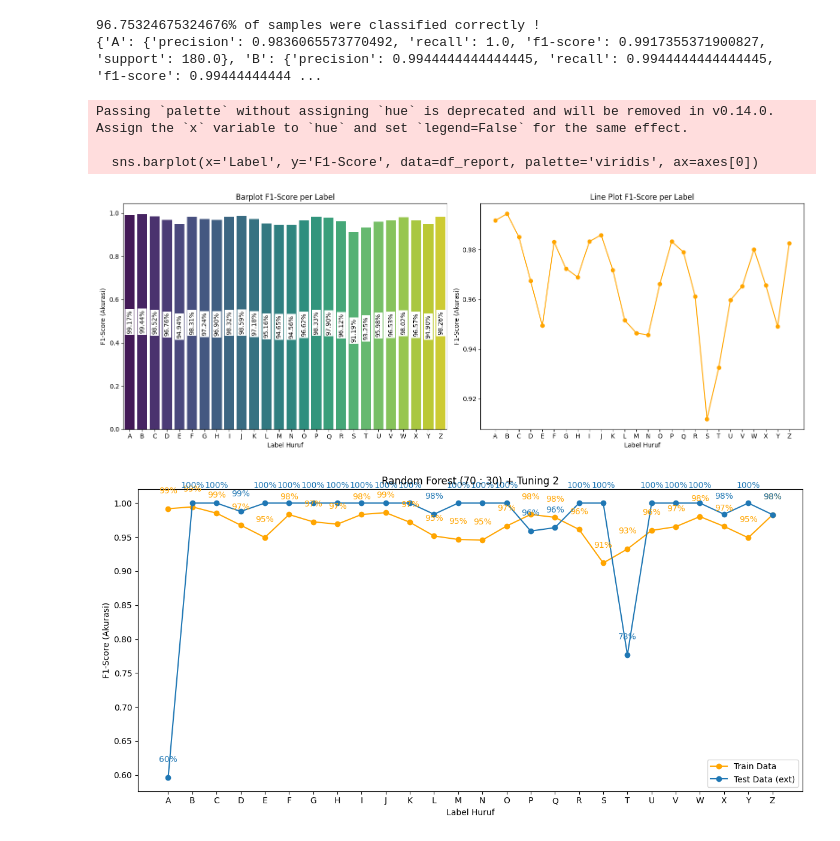
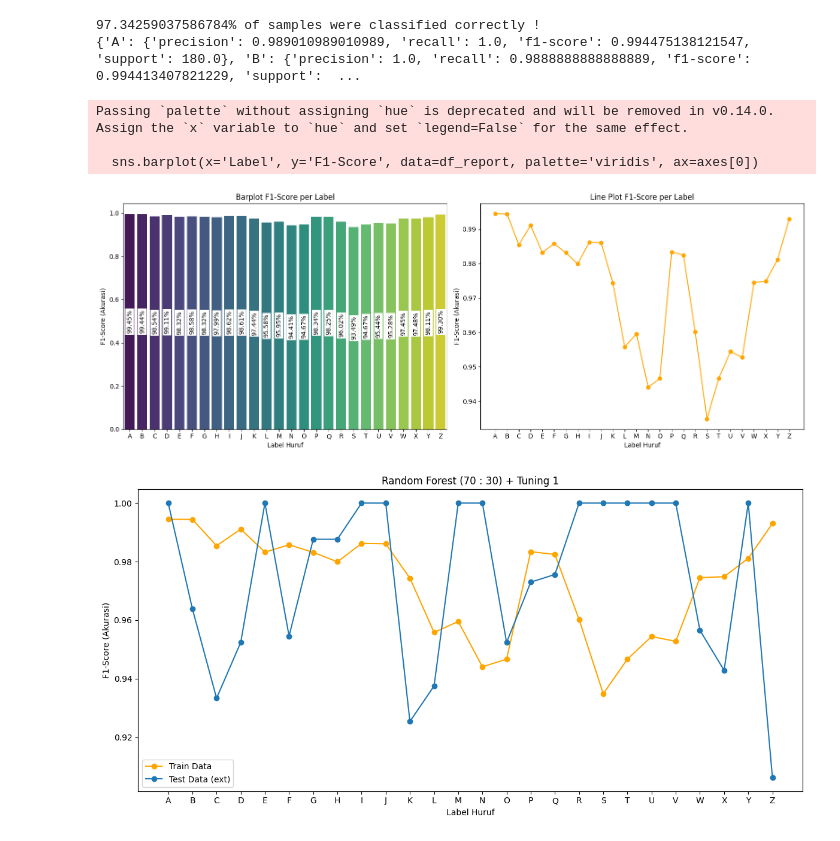
Before and after one commit to fillahalfatih/signee, a Jupyter notebook: jupyter/training-model.ipynb, the cells around one changed output. Saved outputs shown, nothing was run; the diff lists cells and outputs as text; code cells hidden in the pictures.

Commit message:
[experimenting] model tuning ~ 3

```diff
--- a/jupyter/training-model.ipynb
+++ b/jupyter/training-model.ipynb
@@ -333,5 +333,5 @@ Passing `palette` without assigning `hue` is deprecated and will be removed in v
 # %%
-# --- Random Forest (70 : 30) + Tuning 2
+# --- Random Forest (70 : 30) + Tuning 1 (24)
 
 import matplotlib.pyplot as plt
 import pickle
@@ -367,11 +367,11 @@ x_train, x_test, y_train, y_test = train_test_split(data, labels, test_size=0.30
 
 # Inisialisasi dan latih model
 model = RandomForestClassifier(
-    n_estimators=300,         # Jumlah pohon, bisa dicoba 100-500
-    max_depth=25,             # Maksimal kedalaman tiap pohon
-    min_samples_split=10,      # Minimum sampel untuk split internal node
-    min_samples_leaf=4,       # Minimum sampel untuk leaf node
-    max_features='log2',      # Fitur yang dipilih saat split
+    n_estimators=200,         # Jumlah pohon, bisa dicoba 100-500
+    max_depth=20,             # Maksimal kedalaman tiap pohon
+    min_samples_split=5,      # Minimum sampel untuk split internal node
+    min_samples_leaf=2,       # Minimum sampel untuk leaf node
+    max_features='sqrt',      # Fitur yang dipilih saat split
     bootstrap=True,           # Gunakan bootstrap sampling
     random_state=42,          # Untuk reproduksibilitas
     n_jobs=-1                 # Gunakan semua core CPU
@@ -403,9 +403,9 @@ if not os.path.exists(model_folder):
 
 # Tentukan nama file model dengan increment
 i = 1
-model_filename = os.path.join(model_folder, 'rf_model_73_tn2.p')
+model_filename = os.path.join(model_folder, 'rf_model_73_tn1.p')
 while os.path.exists(model_filename):
-    model_filename = os.path.join(model_folder, f'rf_model_73_tn2_{i}.p')
+    model_filename = os.path.join(model_folder, f'rf_model_73_tn1_{i}.p')
     i += 1
 
 # Simpan model ke file
@@ -464,41 +464,41 @@ test_data = np.array(valid_test_data)
 test_labels = np.array(test_data_dict['labels'][:len(valid_test_data)])
 
 # Prediksi test data eksternal
 test_predict = model.predict(test_data)
 
 # Classification report untuk test data
 external_report = classification_report(test_labels, test_predict, target_names=[labels_dict[i] for i in sorted(labels_dict.keys())], output_dict=True)
 
 # Ekstraksi F1-score dari test data
 f1_scores_external = [external_report[class_name]['f1-score'] for class_name in class_names]
 
 # === LINE PLOT PERBANDINGAN ===
 plt.figure(figsize=(12, 6))
 plt.plot(df_report['Label'], df_report['F1-Score'], marker='o', linestyle='-', color='orange', label='Train Data')
 plt.plot(df_report['Label'], f1_scores_external, marker='o', linestyle='-', color='C0', label='Test Data (ext)')
 
 # Label dan title
 plt.xlabel('Label Huruf')
 plt.ylabel('F1-Score (Akurasi)')
-plt.title('Random Forest (70 : 30) + Tuning 2')
+plt.title('Random Forest (70 : 30) + Tuning 1')
 # plt.grid(True)
 plt.legend()
 
 # Tambahkan nilai di atas titik untuk kedua garis
-for x, y1, y2 in zip(df_report['Label'], df_report['F1-Score'], f1_scores_external):
-    plt.text(x, y1 + 0.02, f'{y1*100:.0f}%', ha='center', va='bottom', color='orange')
-    plt.text(x, y2 + 0.02, f'{y2*100:.0f}%', ha='center', va='bottom', color='C0')
+# for x, y1, y2 in zip(df_report['Label'], df_report['F1-Score'], f1_scores_external):
+#     plt.text(x, y1 + 0.02, f'{y1*100:.0f}%', ha='center', va='bottom', color='orange')
+#     plt.text(x, y2 + 0.02, f'{y2*100:.0f}%', ha='center', va='bottom', color='C0')
 
 plt.tight_layout()
 plt.show()
 # %% [output]
-96.75324675324676% of samples were classified correctly !
-{'A': {'precision': 0.9836065573770492, 'recall': 1.0, 'f1-score': 0.9917355371900827, 'support': 180.0}, 'B': {'precision': 0.9944444444444445, 'recall': 0.9944444444444445, 'f1-score': 0.99444444444 ...
+97.34259037586784% of samples were classified correctly !
+{'A': {'precision': 0.989010989010989, 'recall': 1.0, 'f1-score': 0.994475138121547, 'support': 180.0}, 'B': {'precision': 1.0, 'recall': 0.9888888888888889, 'f1-score': 0.994413407821229, 'support':  ...
 Passing `palette` without assigning `hue` is deprecated and will be removed in v0.14.0. Assign the `x` variable to `hue` and set `legend=False` for the same effect.
 
   sns.barplot(x='Label', y='F1-Score', data=df_report, palette='viridis', ax=axes[0])
-[figure, old version]
+[figure, new version]
-[figure, old version]
+[figure, new version]
 # %%
 import pickle
 import numpy as np
```
Also changed, not shown: parts of 4 cells of this notebook, 10 other files.
